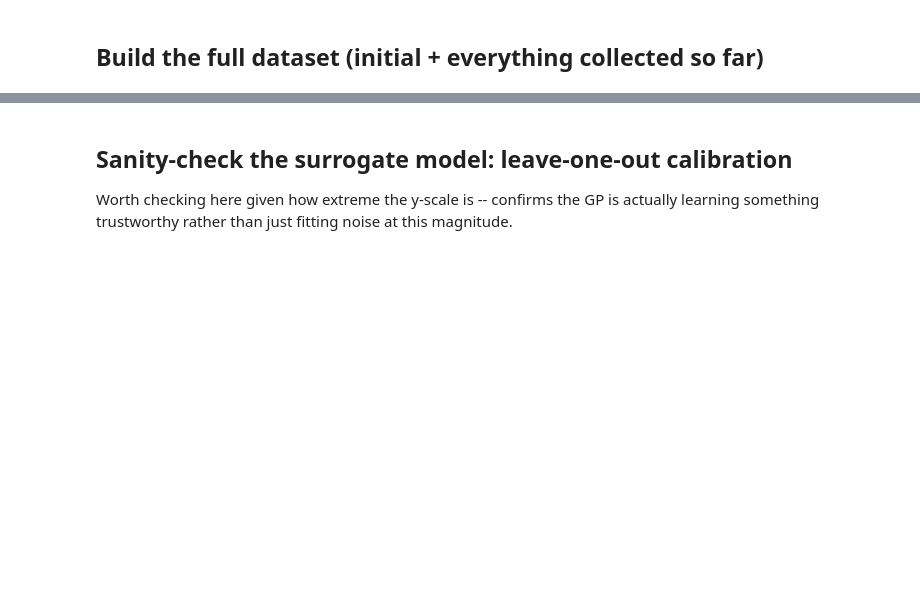
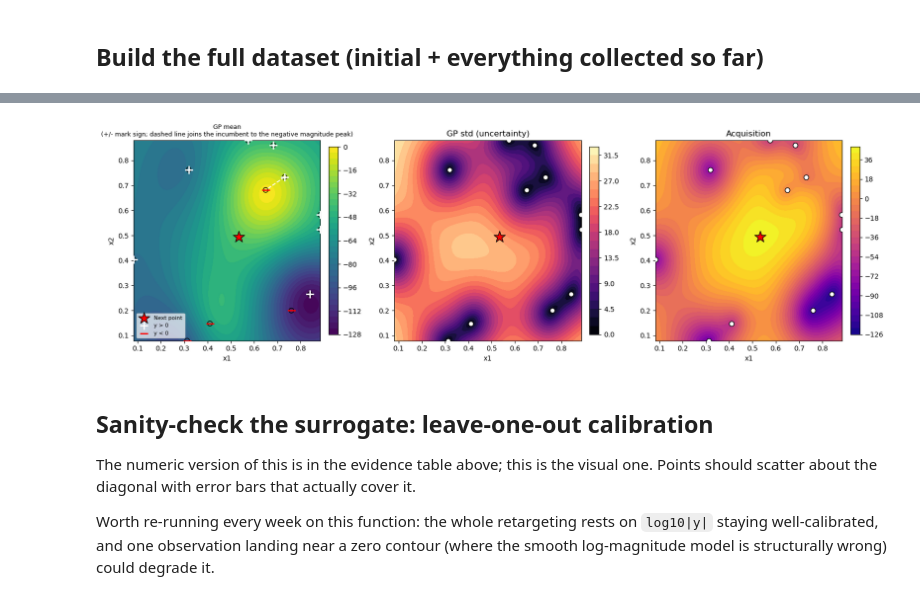
Before and after one commit to nic-gibson/capstone, a Jupyter notebook: function1.ipynb, the cells around one changed output, grey strips where cells are left out. Saved outputs shown, nothing was run; the diff lists cells and outputs as text; code cells hidden in the pictures; blank space fills up the shorter version.

```diff
--- a/function1.ipynb
+++ b/function1.ipynb
@@ -179,14 +632,29 @@ print(f"GP predicted mean (real units): {mu[0]:.4g}, predicted std (real units):
 # %%
 fig = plot_2d_bo(
-    X, y_scaled, bounds, gp,
+    X, y_logmag, bounds, gp,
     acquisition_fn=ucb_acquisition,
     x_next=x_next,
     acq_kwargs={"kappa": KAPPA, "maximize": True},
-    y_scale=y_scale,
+    y_scale=None,   # panels are log10|y|; a linear y_scale does not apply here
 )
+
+# Mark the sign structure, which the colour scale alone cannot show.
+ax = fig.axes[0]
+ax.scatter(X[y > 0, 0], X[y > 0, 1], marker="+", s=140, c="white", linewidths=2.0,
+           label="y > 0", zorder=6)
+ax.scatter(X[y < 0, 0], X[y < 0, 1], marker="_", s=140, c="red", linewidths=2.0,
+           label="y < 0", zorder=6)
+ax.plot([p_pos[0], neg_peak[0]], [p_pos[1], neg_peak[1]], "w--", lw=1.5, zorder=5)
+ax.legend(loc="lower left", fontsize=8, framealpha=0.7)
+ax.set_title(ax.get_title() + "\n(+/- mark sign; dashed line joins the incumbent"
+             " to the negative magnitude peak)", fontsize=9)
 plt.show()
+# %% [output]
+[figure, added]
 # %% [markdown]
-## Sanity-check the surrogate model: leave-one-out calibration
+## Sanity-check the surrogate: leave-one-out calibration
 
-Worth checking here given how extreme the y-scale is -- confirms the GP is actually learning something trustworthy rather than just fitting noise at this magnitude.
+The numeric version of this is in the evidence table above; this is the visual one. Points should scatter about the diagonal with error bars that actually cover it.
+
+Worth re-running every week on this function: the whole retargeting rests on `log10|y|` staying well-calibrated, and one observation landing near a zero contour (where the smooth log-magnitude model is structurally wrong) could degrade it.
 # %%
```
Also changed, not shown: parts of 28 cells of this notebook.
